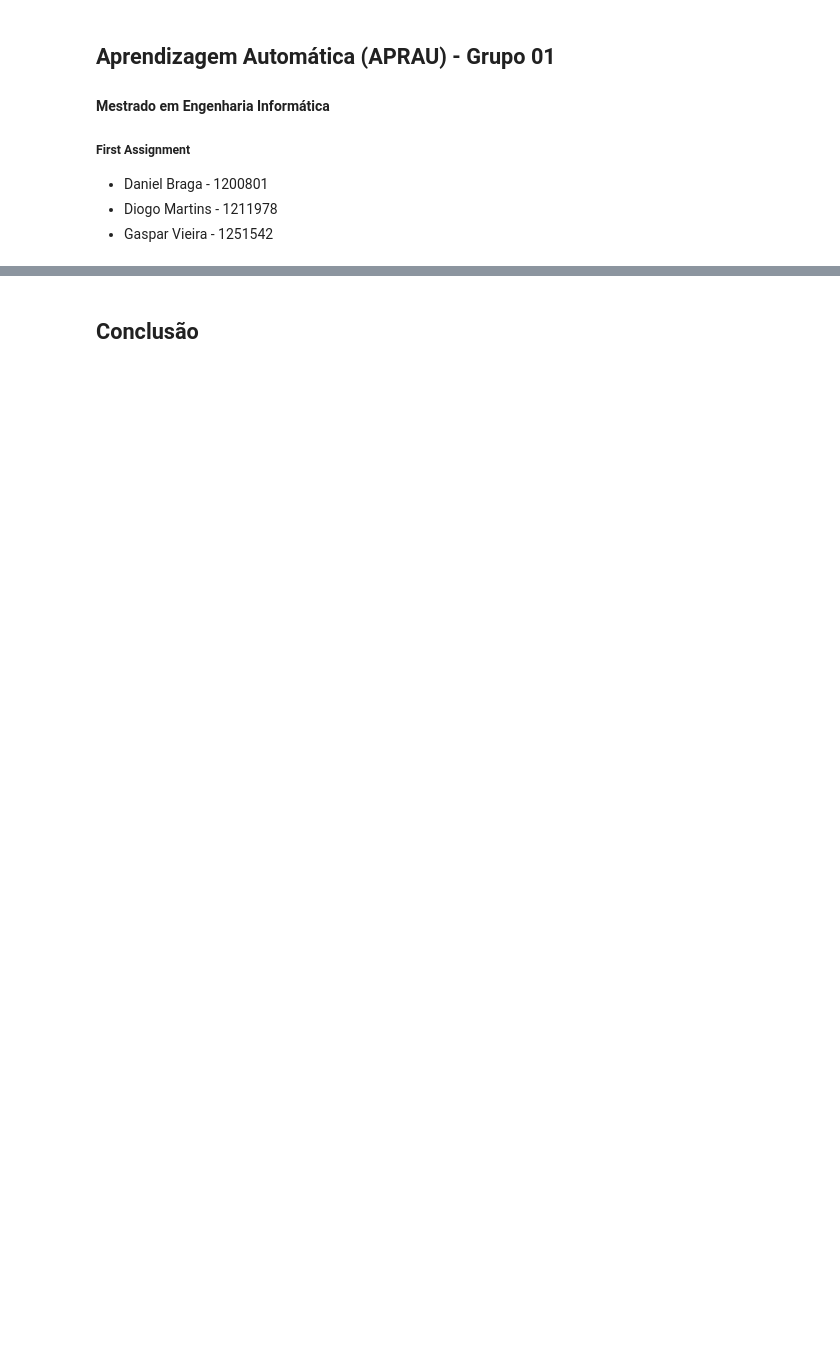
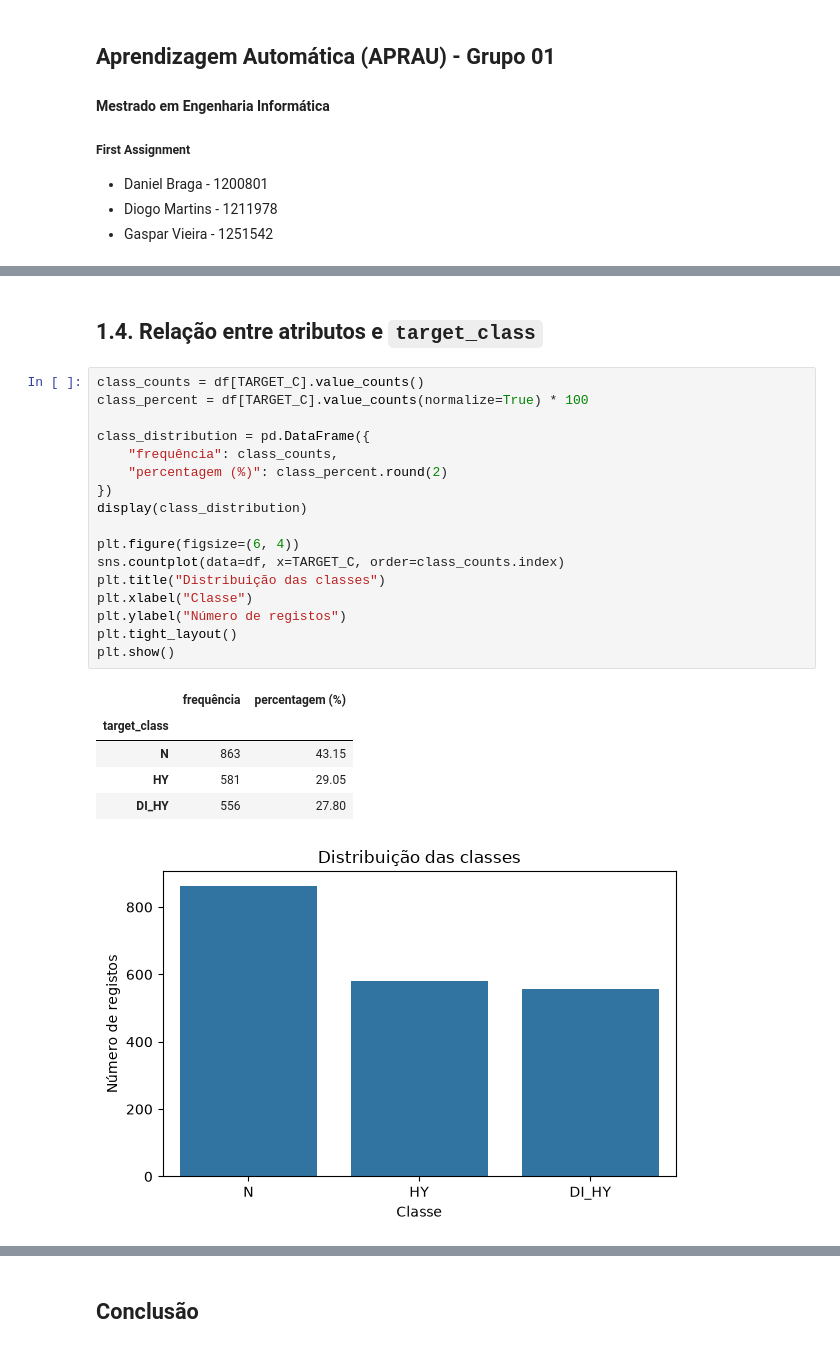
Before and after one commit to GasparAVieira/APRAU, a Jupyter notebook: notebook_grupo01.ipynb, the cells around one changed output, grey strips where cells are left out. Cells and saved outputs as stored; diff of their text form; blank space fills up the shorter version.

```diff
--- a/notebook_grupo01.ipynb
+++ b/notebook_grupo01.ipynb
@@ -541,0 +207,26 @@ Atributos globalmente menos relevantes (Média Geral)
+# %% [markdown]
+## 1.4. Relação entre atributos e `target_class`
+# %%
+class_counts = df[TARGET_C].value_counts()
+class_percent = df[TARGET_C].value_counts(normalize=True) * 100
+
+class_distribution = pd.DataFrame({
+    "frequência": class_counts,
+    "percentagem (%)": class_percent.round(2)
+})
+display(class_distribution)
+
+plt.figure(figsize=(6, 4))
+sns.countplot(data=df, x=TARGET_C, order=class_counts.index)
+plt.title("Distribuição das classes")
+plt.xlabel("Classe")
+plt.ylabel("Número de registos")
+plt.tight_layout()
+plt.show()
+# %% [output]
+|  | frequência | percentagem (%) |
+| target_class |  |  |
+| N | 863 | 43.15 |
+| HY | 581 | 29.05 |
+| DI_HY | 556 | 27.80 |
+[figure, added]
```
Also changed, not shown: parts of 45 cells of this notebook.
